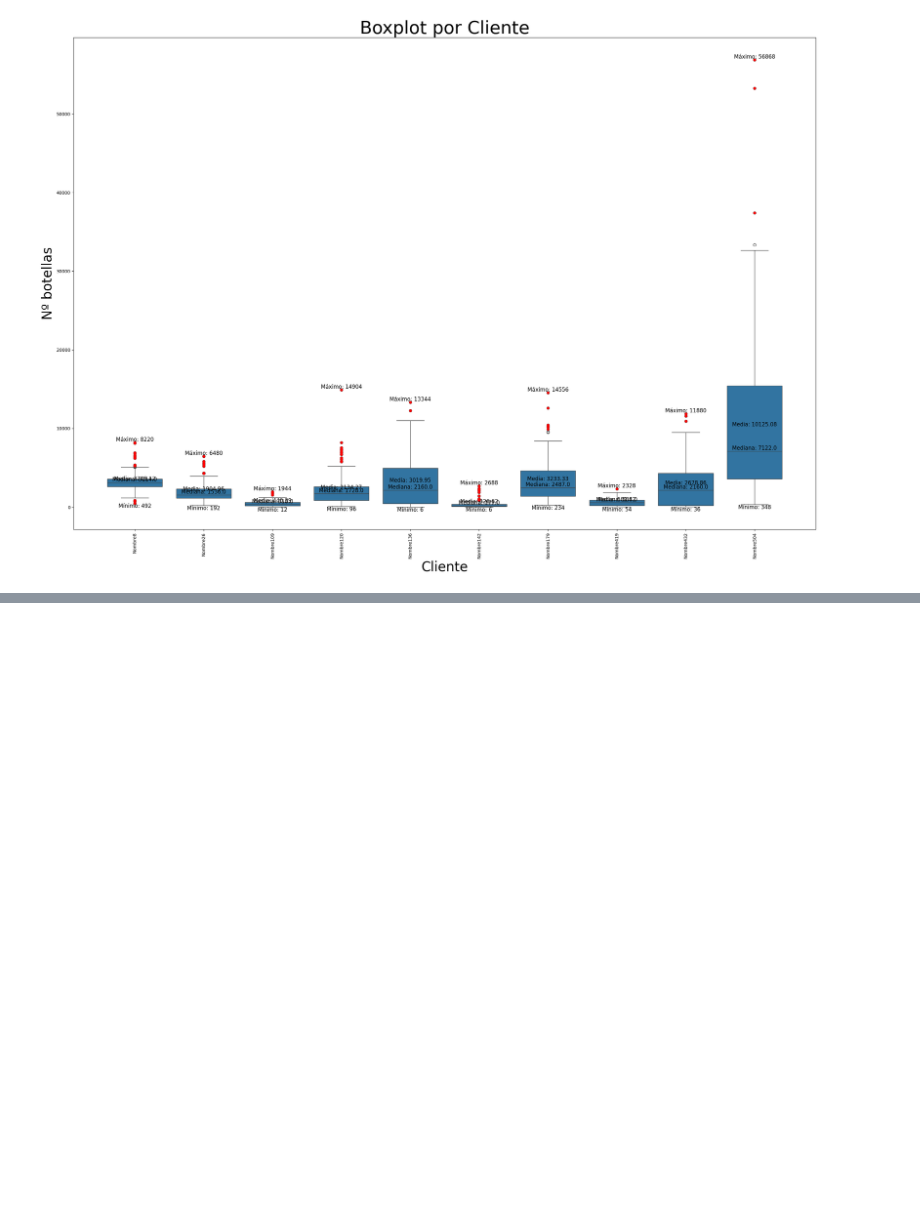
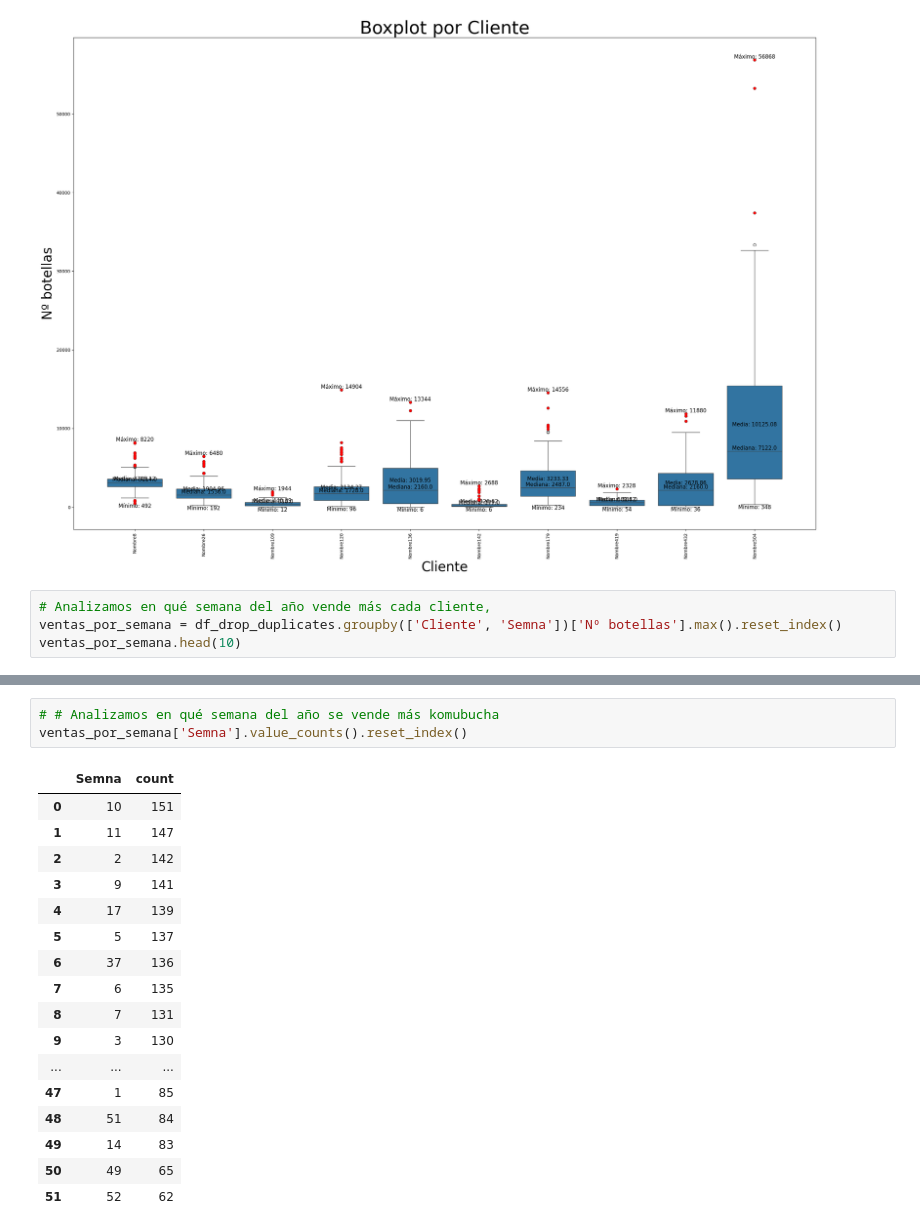
Before and after one commit to mohamedelmarraki/Proyecto_kombida_1, a Jupyter notebook: 03. EDA_kombida.ipynb, the cells around one changed output, grey strips where cells are left out. Cells and saved outputs as stored; diff of their text form; blank space fills up the shorter version.

Commit message:
Eda ventas

```diff
--- a/03. EDA_kombida.ipynb
+++ b/03. EDA_kombida.ipynb
@@ -126,3 +106,7 @@ cliente_top_10 = df_drop_duplicates.Cliente.value_counts().head(10).index.tolist
 plot_boxplot_with_outliers(df_drop_duplicates[df_drop_duplicates['Cliente'].isin(cliente_top_10)], 'Cliente', 'Nº botellas')
 # %% [output]
 [figure]
+# %%
+# Analizamos en qué semana del año vende más cada cliente,
+ventas_por_semana = df_drop_duplicates.groupby(['Cliente', 'Semna'])['Nº botellas'].max().reset_index()
+ventas_por_semana.head(10)
@@ -128,0 +125,21 @@ plot_boxplot_with_outliers(df_drop_duplicates[df_drop_duplicates['Cliente'].isin
+# %%
+# # Analizamos en qué semana del año se vende más komubucha
+ventas_por_semana['Semna'].value_counts().reset_index()
+# %% [output]
+|  | Semna | count |
+| 0 | 10 | 151 |
+| 1 | 11 | 147 |
+| 2 | 2 | 142 |
+| 3 | 9 | 141 |
+| 4 | 17 | 139 |
+| 5 | 5 | 137 |
+| 6 | 37 | 136 |
+| 7 | 6 | 135 |
+| 8 | 7 | 131 |
+| 9 | 3 | 130 |
+| ... | ... | ... |
+| 47 | 1 | 85 |
+| 48 | 51 | 84 |
+| 49 | 14 | 83 |
+| 50 | 49 | 65 |
+| 51 | 52 | 62 |
```
Also changed, not shown: parts of 2 cells of this notebook, 1 other file.
